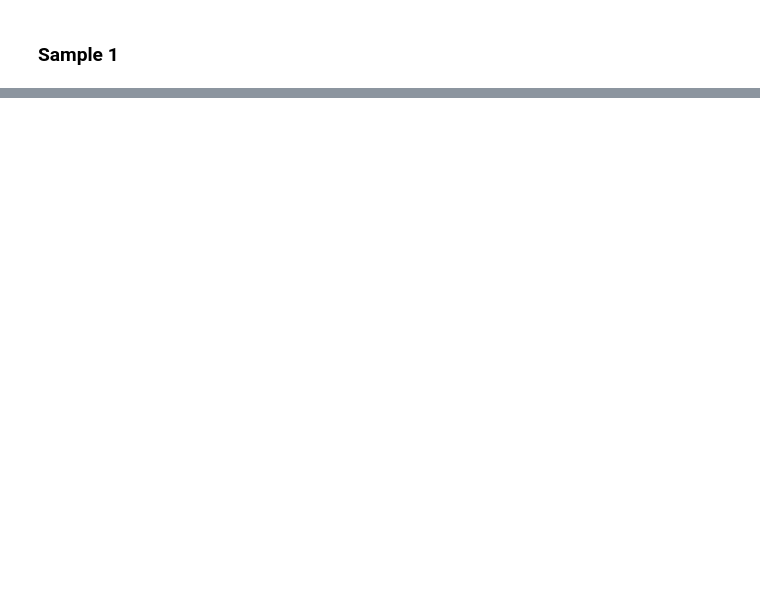
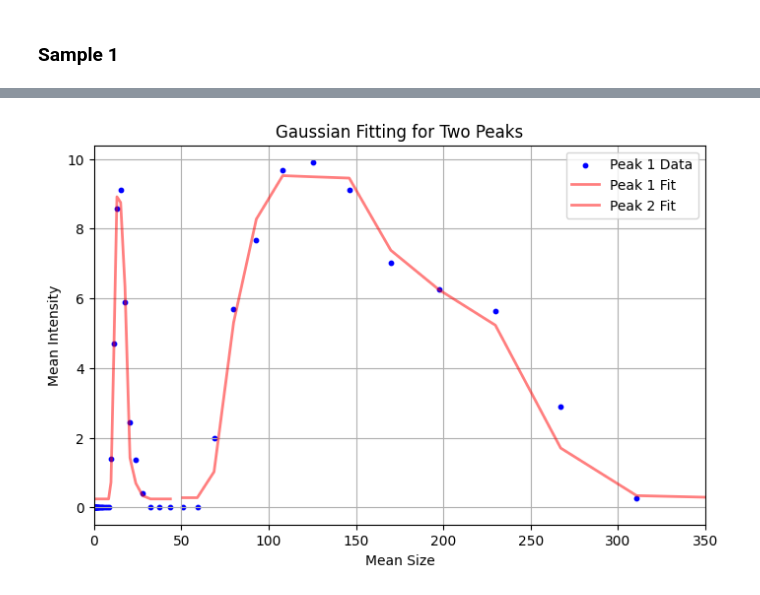
Before and after one commit to aureliemasson/TP-experimental, a Jupyter notebook: DLS/excel_data/graphs.ipynb, the cells around one changed output, grey strips where cells are left out. Saved outputs shown, nothing was run; the diff lists cells and outputs as text; code cells hidden in the pictures; blank space fills up the shorter version.

Commit message:
graph finitoooo

```diff
--- a/DLS/excel_data/graphs.ipynb
+++ b/DLS/excel_data/graphs.ipynb
@@ -57,0 +11,54 @@ plt.show()
+# %%
+# Import Excel data
+file_path = "sample 1 all datas.xlsx"
+df = pd.read_excel(file_path, sheet_name="Feuil1")
+
+# SIZE INTENSITY PLOT==========================================================================
+#TEST VALUES EXTRACTION
+size = df.iloc[:, 0]  # Test 1 sizes
+intensity_1 = df.iloc[:, 1]
+intensity_2 = df.iloc[:, 4]
+intensity_3 = df.iloc[:, 7]
+mean_intensity = pd.concat([intensity_1, intensity_2, intensity_3], axis=1).mean(axis=1)
+
+# Supprimer les valeurs NaN
+valid_indices = ~np.isnan(size) & ~np.isnan(mean_intensity)
+size = size[valid_indices]
+mean_intensity = mean_intensity[valid_indices]
+
+# Split data into two peaks
+size_peak1 = size.iloc[:34]
+size_peak2 = size.iloc[34:]
+y_fit1 = np.array([0.240007992, 0.240007992, 0.240007992, 0.240007992, 0.240007992,
+                   0.240007992, 0.240007992, 0.240007992, 0.240007992, 0.240007992,
+                   0.240007992, 0.240007992, 0.240007992, 0.240007992, 0.240007992,
+                   0.240007992, 0.240007992, 0.240007992, 0.240007992, 0.240007992,
+                   0.240007992, 0.240007992, 0.240007992, 0.716967358, 4.324626692,
+                   8.915101984, 8.750406616, 6.339581501, 1.417980028, 0.691060899,
+                   0.333783306, 0.240007992, 0.240007992, 0.240007992])
+y_fit2 = np.array([0.275517254, 0.275517254, 1.020511228, 5.302788304, 8.272634701,
+                          9.521702493, 9.488126468, 9.45083336, 7.379434852, 6.242799022,
+                          5.228423029, 1.70121198, 0.334922012, 0.275517254, 0.275517254,
+                          0.275517254, 0.275517254, 0.275517254, 0.275517254, 0.275517254,
+                          0.275517254, 0.275517254, 0.275517254, 0.275517254, 0.275517254,
+                          0.275517254, 0.275517254, 0.275517254, 0.275517254, 0.275517254,
+                          0.275517254, 0.275517254, 0.275517254, 0.275517254, 0.275517254,
+                          0.275517254])
+
+#plot les deux fits separement
+'''
+plt.figure(figsize=(8, 5))
+plt.scatter(size, mean_intensity, color='b', s=10, label="Peak 1 Data")
+plt.plot(size_peak1, y_fit1, color='r',linestyle='-', alpha=0.5, linewidth=2, label="Peak 1 Fit")
+plt.plot(size_peak2, y_fit2, color='r',linestyle='-', alpha=0.5, linewidth=2, label="Peak 2 Fit")
+
+plt.xlabel("Mean Size")
+plt.ylabel("Mean Intensity")
+plt.title("Gaussian Fitting for Two Peaks")
+plt.xlim([0,350])
+plt.legend()
+plt.grid(True)
+
+plt.show()'''
+# %% [output]
+[figure, added]
```
Also changed, not shown: parts of 5 cells of this notebook, 5 other files.
